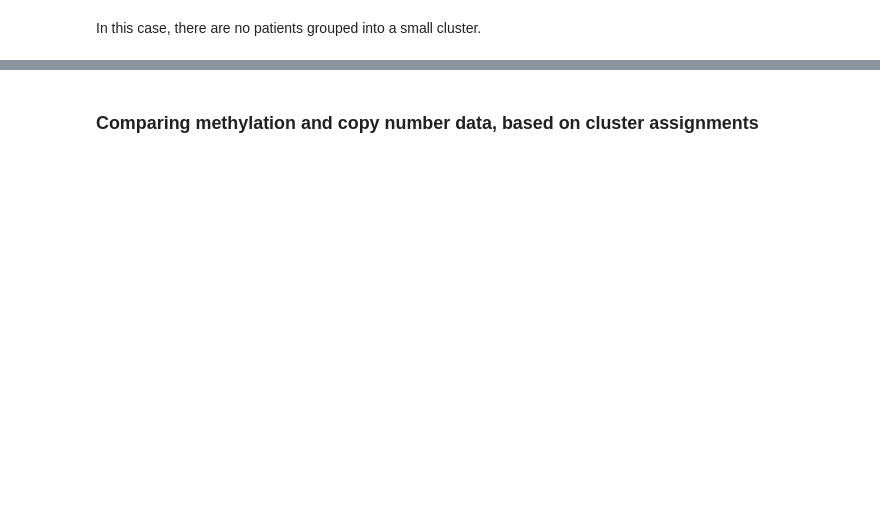
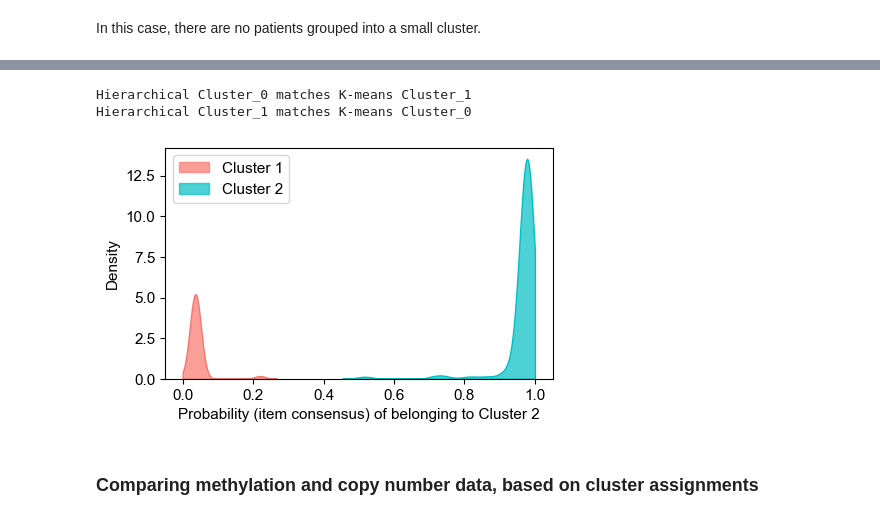
Before and after one commit to ocbe-uio/imoc_pdac, a Jupyter notebook: notebooks/final_clusters_analysis.ipynb, the cells around one changed output, grey strips where cells are left out. Cells and saved outputs as stored; diff of their text form; code cells hidden in the pictures; blank space fills up the shorter version.

```diff
--- a/notebooks/final_clusters_analysis.ipynb
+++ b/notebooks/final_clusters_analysis.ipynb
@@ -82,0 +91,3 @@ consensus_matrix = consensus_matrix(final_clusters)
+# %%
+consensus_matrix = pd.read_csv("consensus_matrix.csv", index_col=0)
+consensus_matrix
@@ -124,6 +160,9 @@ for h_key, h_set in hierarchical_sets.items():
             break
     if not match_found:
         print(f"Hierarchical {h_key} does not match any K-means cluster")
+# %% [output]
+Hierarchical Cluster_0 matches K-means Cluster_1
+Hierarchical Cluster_1 matches K-means Cluster_0
 # %%
 # Convert to .csv file for easier analysis later
 pd.DataFrame.from_dict(hierarchical_clusters, orient='index').to_csv('../data/patient_clusters.csv')
@@ -177,27 +216,31 @@ rcParams.update({
 # %%
 cluster_0_patients = hierarchical_clusters['Cluster_0']
 cluster_1_patients = hierarchical_clusters['Cluster_1']
 
 probabilities = []
 groups = []
+patients = []
 for patient, probs in sorted_dict.items():
     # Use probability of belonging to cluster1, so that patients from cluster 0 have a probability of 0
+    patients.append(patient)
     if patient in cluster_0_patients:
         probabilities.append(probs['cluster1'])
         groups.append('Cluster 0')
     elif patient in cluster_1_patients:
         probabilities.append(probs['cluster1'])
         groups.append('Cluster 1')
 
-df = pd.DataFrame({'Probability': probabilities, 'Cluster': groups})
+df = pd.DataFrame({"PatientID":patients, 'Probability': probabilities, 'Cluster': groups})
 plt.figure(figsize=(5, 3))
 palette = ["#F8766D", "#00BFC4"]
 sns.kdeplot(data=df, x="Probability", palette=palette, hue="Cluster",
             multiple="layer", fill=True, alpha=0.7, clip=(0, 1))
 plt.legend(labels=['Cluster 1', 'Cluster 2'], loc='upper left',
            handles=[plt.Rectangle((0, 0), 1, 1, color=palette[0], alpha=0.7),
                     plt.Rectangle((0, 0), 1, 1, color=palette[1], alpha=0.7)])
 plt.xlabel("Probability (item consensus) of belonging to Cluster 2")
 plt.ylabel("Density")
-plt.savefig('FIGURES/final_clusters/item_consensus.svg', bbox_inches='tight')
+# plt.savefig('FIGURES/final_clusters/item_consensus.svg', bbox_inches='tight')
 plt.show()
+# %% [output]
+[figure, added]
```
Also changed, not shown: parts of 11 cells of this notebook, 8 other files.
